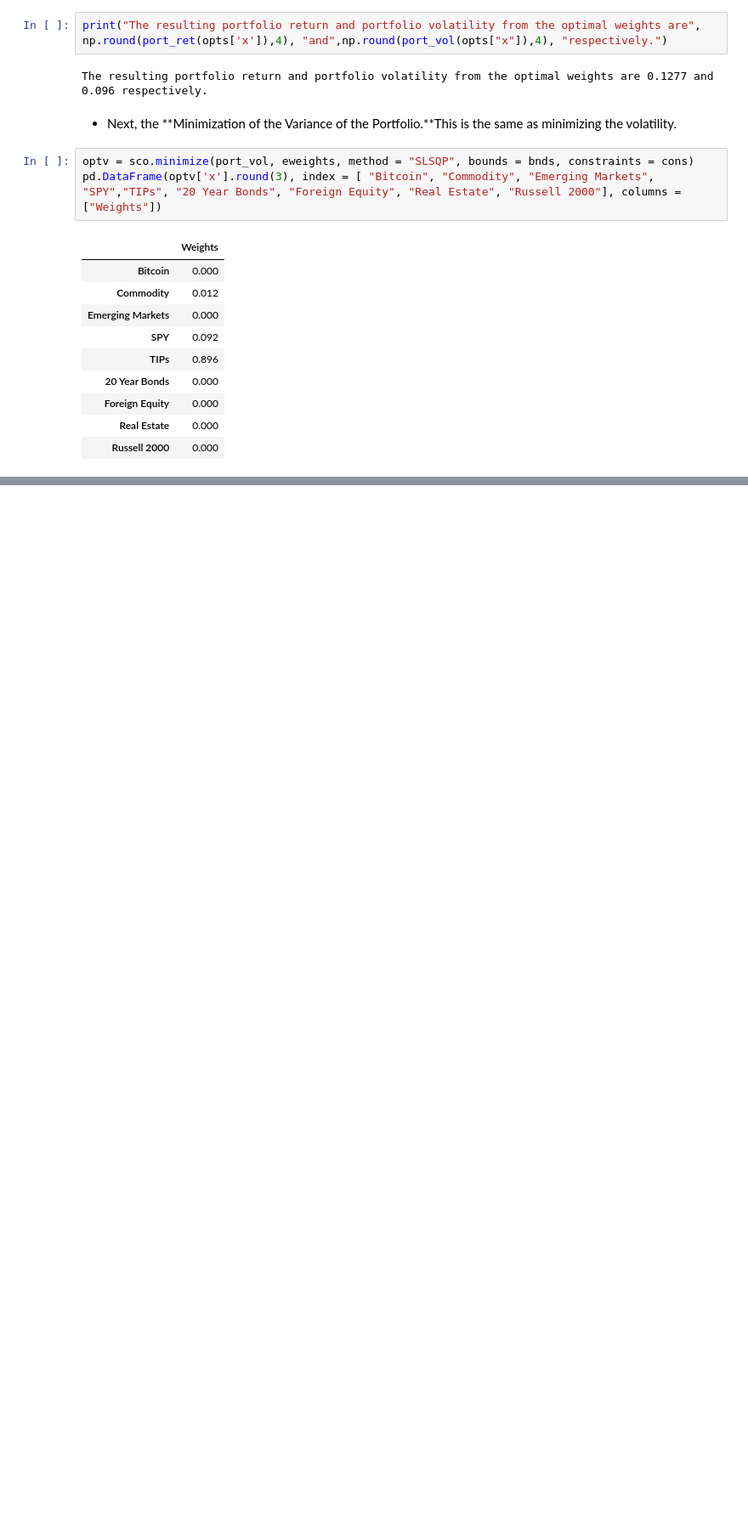
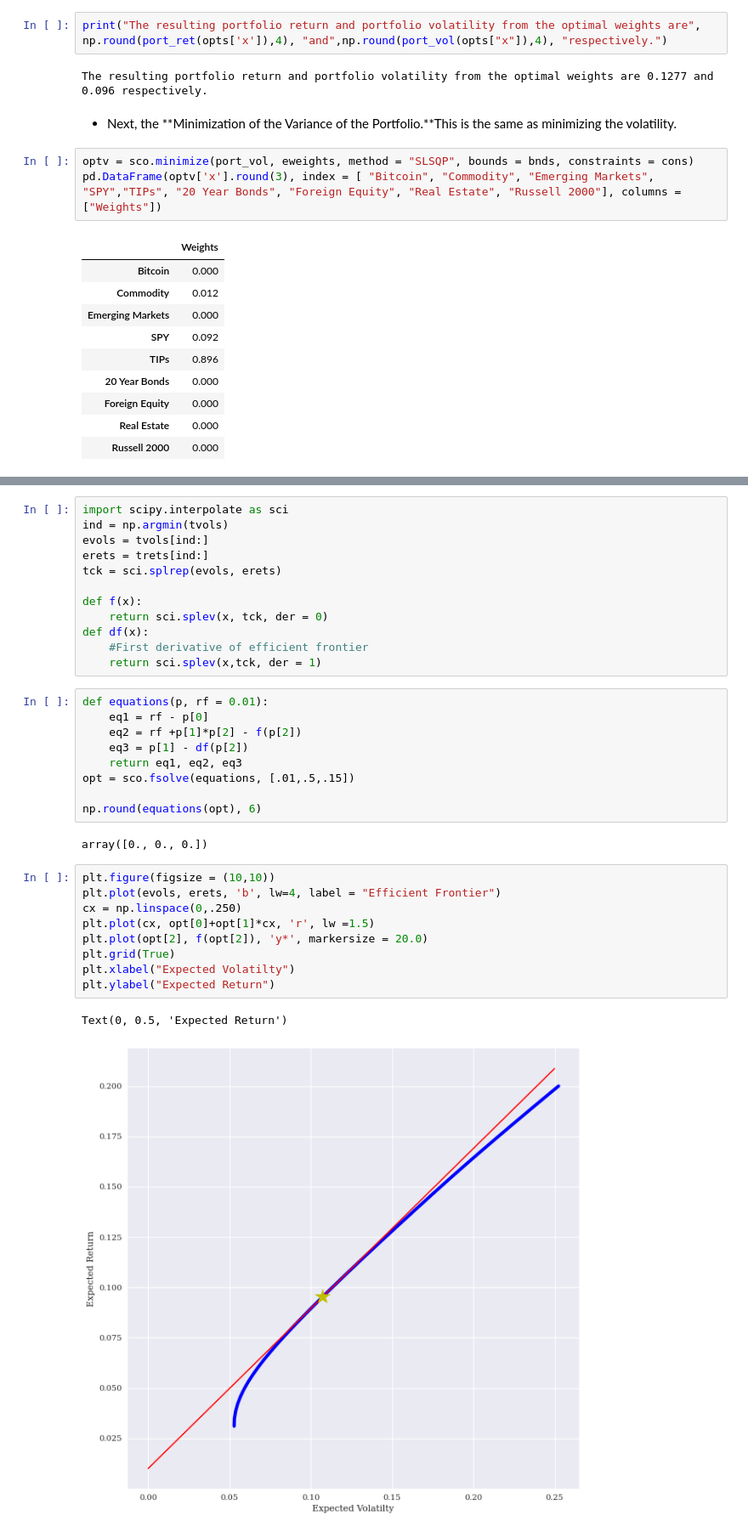
Before and after one commit to dcstein22/economics, a Jupyter notebook: Tech_Presentation.ipynb, the cells around one changed output, grey strips where cells are left out. Shown: that part at 85% size. Drawn from its saved outputs; the diff is of its cells as text; blank space fills up the shorter version.

```diff
--- a/Tech_Presentation.ipynb
+++ b/Tech_Presentation.ipynb
@@ -171,0 +205,35 @@ Expected return 0.0323589710877446 and minimizing portfolio volatility is 0.0528
+# %%
+import scipy.interpolate as sci
+ind = np.argmin(tvols)
+evols = tvols[ind:]
+erets = trets[ind:]
+tck = sci.splrep(evols, erets)
+
+def f(x):
+    return sci.splev(x, tck, der = 0)
+def df(x):
+    #First derivative of efficient frontier
+    return sci.splev(x,tck, der = 1)
+# %%
+def equations(p, rf = 0.01):
+    eq1 = rf - p[0]
+    eq2 = rf +p[1]*p[2] - f(p[2])
+    eq3 = p[1] - df(p[2])
+    return eq1, eq2, eq3
+opt = sco.fsolve(equations, [.01,.5,.15])
+
+np.round(equations(opt), 6)
+# %% [output]
+array([0., 0., 0.])
+# %%
+plt.figure(figsize = (10,10))
+plt.plot(evols, erets, 'b', lw=4, label = "Efficient Frontier")
+cx = np.linspace(0,.250)
+plt.plot(cx, opt[0]+opt[1]*cx, 'r', lw =1.5)
+plt.plot(opt[2], f(opt[2]), 'y*', markersize = 20.0)
+plt.grid(True)
+plt.xlabel("Expected Volatilty")
+plt.ylabel("Expected Return")
+# %% [output]
+Text(0, 0.5, 'Expected Return')
+[figure, added]
```
Also changed, not shown: parts of 10 cells of this notebook.
